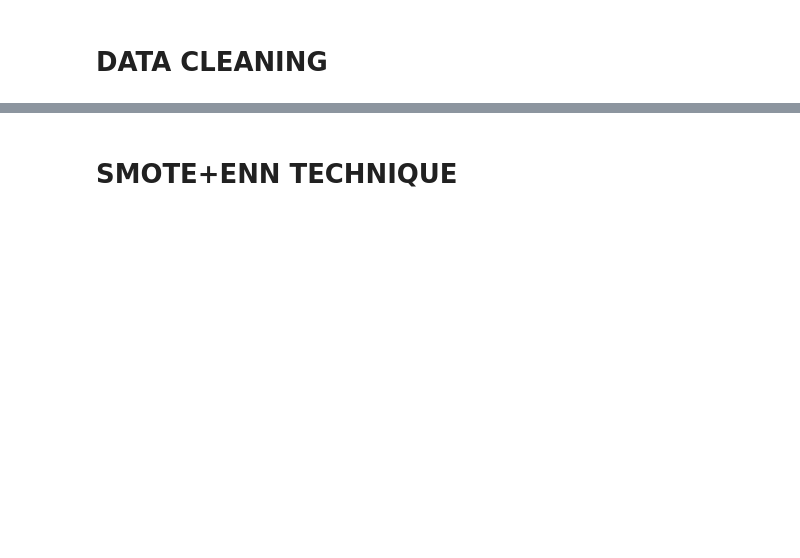
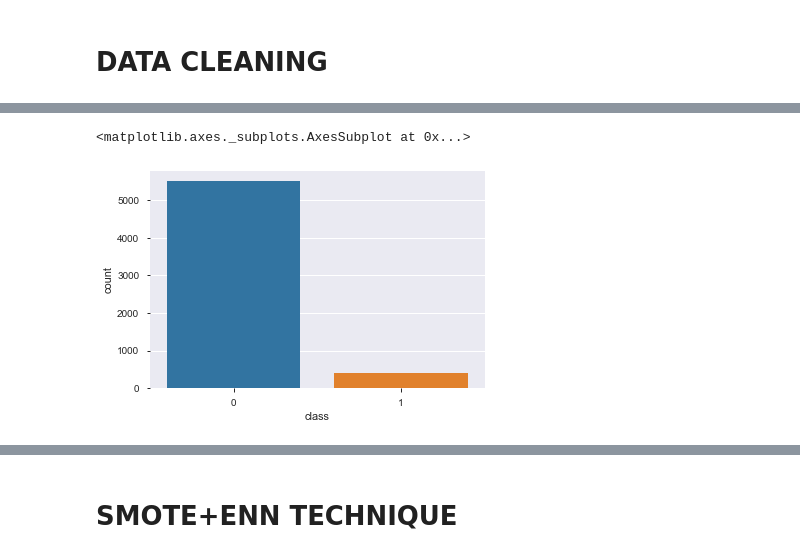
Before and after one commit to shantanudeshpande94/bankruptcy-prediction, a Jupyter notebook: RF&KNN&NN.ipynb, the cells around one changed output, grey strips where cells are left out. Saved outputs shown, nothing was run; the diff lists cells and outputs as text; code cells hidden in the pictures; blank space fills up the shorter version.

```diff
--- a/RF&KNN&NN.ipynb
+++ b/RF&KNN&NN.ipynb
@@ -1,23 +1,20 @@
 # %%
+#importing necessary packages
 import scipy as sp
 import numpy as np
 import pandas as pd
 import pandas_profiling as pp
-from collections import Counter
-#from imblearn.datasets import fetch_datasets
 from sklearn import datasets, linear_model
 from sklearn.model_selection import train_test_split
-from sklearn.pipeline import make_pipeline
-from imblearn.pipeline import make_pipeline as make_pipeline_imb
-from imblearn.over_sampling import SMOTE
 from imblearn.metrics import classification_report_imbalanced
 from matplotlib import pyplot as plt
+import random
 
-
+#set seed
+random.seed(420)
 
 #loading csv into dataframe
-
-url = 'https://raw.githubusercontent.com/shantanudeshpande94/bankruptcy-prediction/master/1year.csv'
-df1 = pd.read_csv(url)
+url = 'https://raw.githubusercontent.com/shantanudeshpande94/bankruptcy-prediction/master/5year.csv'
+bankruptcy_df = pd.read_csv(url)
 # %% [markdown]
 # DATA CLEANING
@@ -23,0 +25,4 @@ df1 = pd.read_csv(url)
+# %%
+#to replace '?' with NA values
+
+bankruptcy_df.replace({'?': None},inplace =True)
@@ -116,4 +129,10 @@ class        0.038566
 Length: 65, dtype: float64
+# %%
+import seaborn as sns
+sns.countplot(bankruptcy_df['class'])
+# %% [output]
+<matplotlib.axes._subplots.AxesSubplot at 0x...>
+[figure, added]
 # %%
 # dropping duplicate values
 
```
Also changed, not shown: parts of 24 cells of this notebook, 4 other files.
